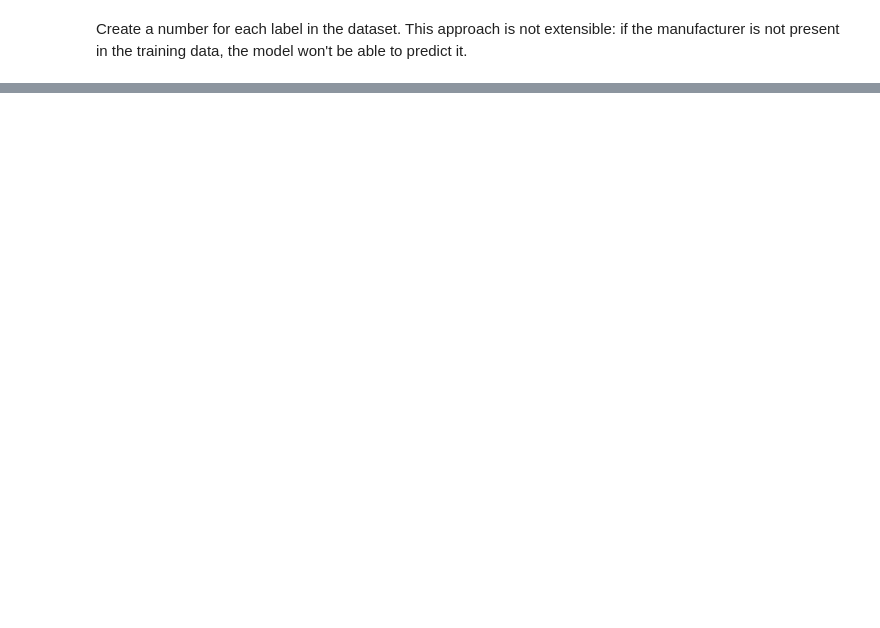
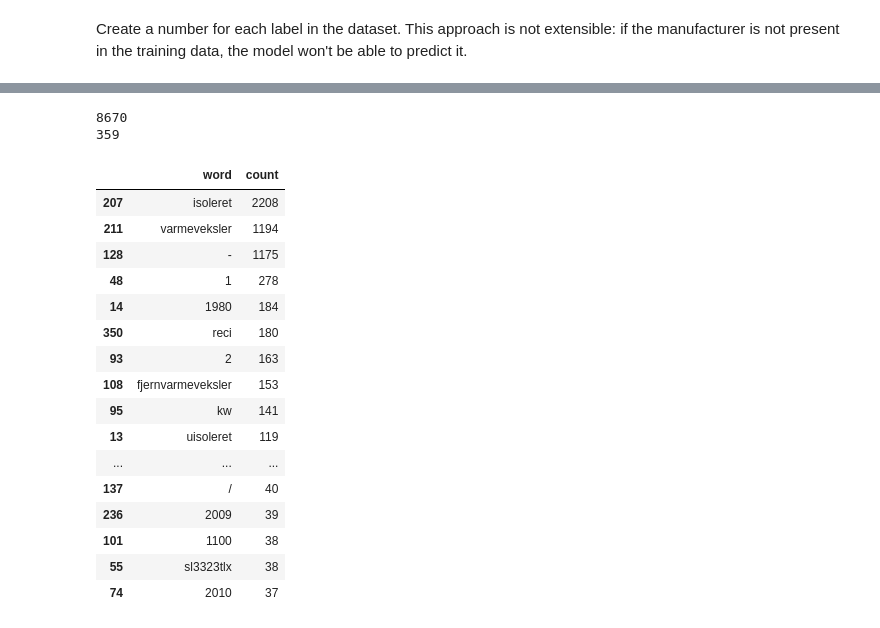
Before and after one commit to danesinoo/EnergyLabels, a Jupyter notebook: notebooks/model-usage.ipynb, the cells around one changed output, grey strips where cells are left out. Drawn from its saved outputs; the diff is of its cells as text; code cells hidden in the pictures; blank space fills up the shorter version.

```diff
--- a/notebooks/model-usage.ipynb
+++ b/notebooks/model-usage.ipynb
@@ -220,0 +101,38 @@ Increasing batch size to 64
+# %%
+masked_labeld = []
+for labels in y_train_ref:
+    masked = labels != 0
+    masked_labeld.append([i for i, masked in enumerate(masked) if masked])
+
+labeled_words = []
+
+for labels in range(len(words_train)):
+    words = [word for i, word in enumerate(words_train[labels]) if i in masked_labeld[labels]]
+    labeled_words.extend(words)
+
+print(len(labeled_words))
+print(len(set(labeled_words)))
+counts = {w: labeled_words.count(w) for w in set(labeled_words)}
+labeled_words_df = pd.DataFrame(counts.items(), columns=['word', 'count'])
+labeled_words_df = labeled_words_df.sort_values(by='count', ascending=False)
+labeled_words_df.head(30)
+# %% [output]
+8670
+359
+|  | word | count |
+| 207 | isoleret | 2208 |
+| 211 | varmeveksler | 1194 |
+| 128 | - | 1175 |
+| 48 | 1 | 278 |
+| 14 | 1980 | 184 |
+| 350 | reci | 180 |
+| 93 | 2 | 163 |
+| 108 | fjernvarmeveksler | 153 |
+| 95 | kw | 141 |
+| 13 | uisoleret | 119 |
+| ... | ... | ... |
+| 137 | / | 40 |
+| 236 | 2009 | 39 |
+| 101 | 1100 | 38 |
+| 55 | sl3323tlx | 38 |
+| 74 | 2010 | 37 |
```
Also changed, not shown: parts of 20 cells of this notebook, 13 other files.
